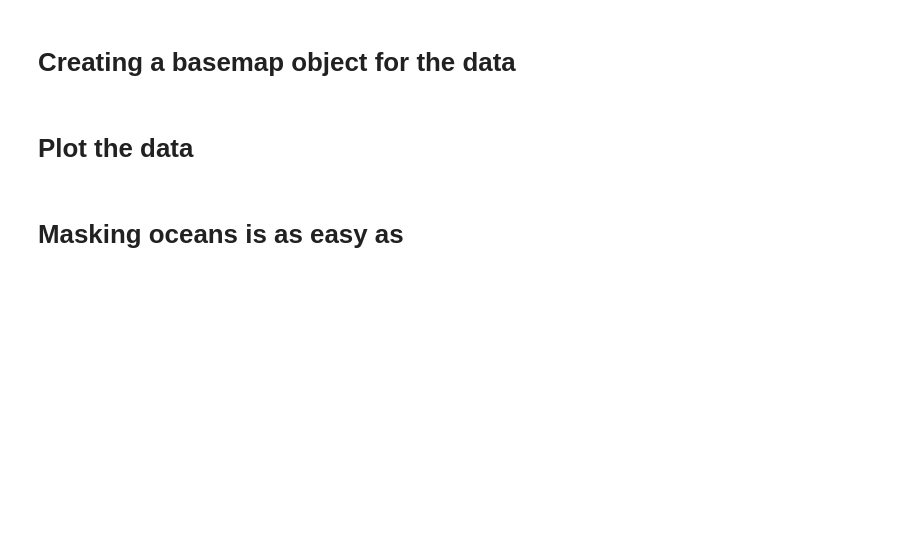
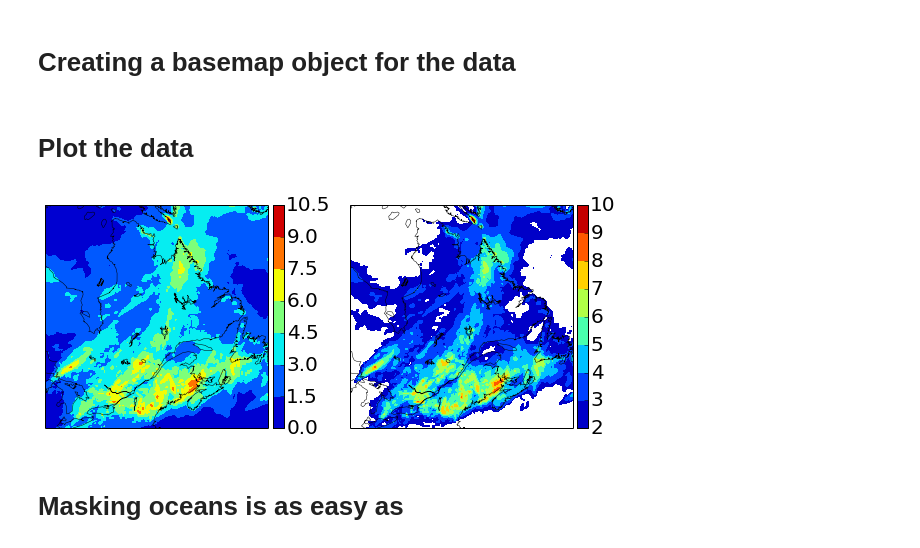
Before and after one commit to guziy/guziy.github.io, a Jupyter notebook: CNRCWP_student_workshop_2013-12-17/Python_CNRCWP_tutorial.ipynb, the cells around one changed output. Cells and saved outputs as stored; diff of their text form; code cells hidden in the pictures; blank space fills up the shorter version.

```diff
--- a/CNRCWP_student_workshop_2013-12-17/Python_CNRCWP_tutorial.ipynb
+++ b/CNRCWP_student_workshop_2013-12-17/Python_CNRCWP_tutorial.ipynb
@@ -1020,16 +1036,20 @@ params = {
 }
 plt.rcParams.update(params) #Increase font size globally to the same value
 # %%
-x, y = b(lon, lat) # native coordinates
+def plot_data(x, y, data, ax):
+    im = b.contourf(x, y, data, ax = ax)
+    b.colorbar(im, ax = ax)
+    b.drawcoastlines(linewidth=0.5);
+
 fig, (ax1, ax2) = plt.subplots(1,2)
 fig.set_size_inches((10, 4))
-im = b.contourf(x, y, data, ax = ax1)
-b.colorbar(im, ax = ax1)
-b.drawcoastlines(linewidth=0.5);
+#plot data as is
+plot_data(x, y, data, ax1)
+#mask small values
 to_plot = np.ma.masked_where(data <= 2, data)
-im = b.contourf(x, y, to_plot, ax = ax2)
-b.colorbar(im, ax = ax2)
-b.drawcoastlines(linewidth=0.5);
+plot_data(x, y, to_plot, ax2)
+# %% [output]
+[figure, added]
 # %% [markdown]
 Masking oceans is as easy as
 =====
```
Also changed, not shown: parts of 25 cells of this notebook, 1 other file.
